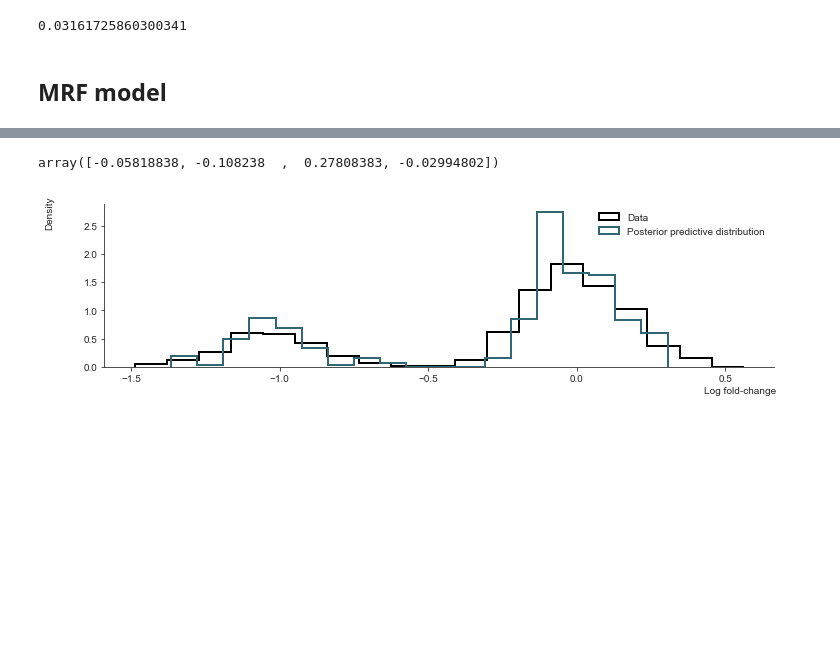
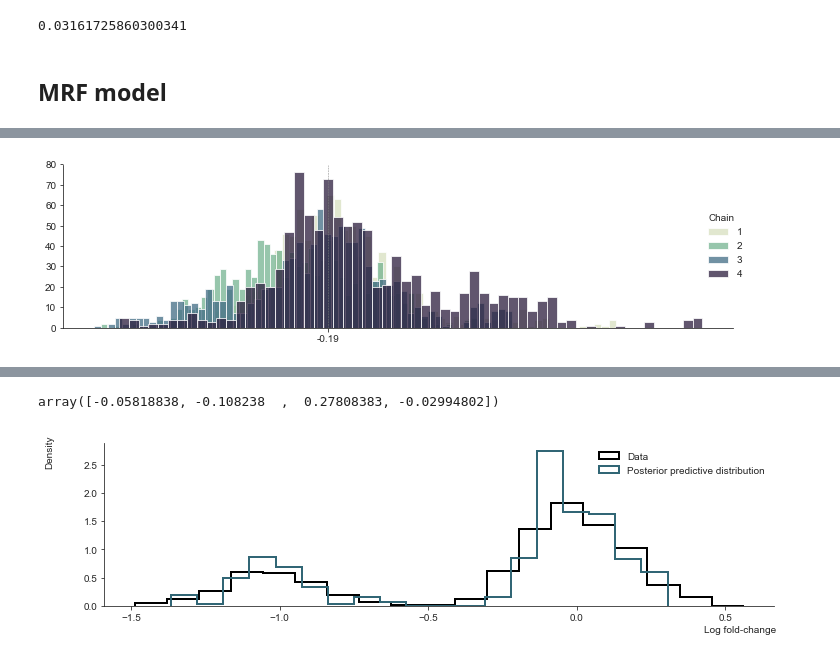
Before and after one commit to cbg-ethz/shm, a Jupyter notebook: analysis/a-structured_hierarchical_linear_models.ipynb, the cells around one changed output, grey strips where cells are left out. Cells and saved outputs as stored; diff of their text form; code cells hidden in the pictures; blank space fills up the shorter version.

```diff
--- a/analysis/a-structured_hierarchical_linear_models.ipynb
+++ b/analysis/a-structured_hierarchical_linear_models.ipynb
@@ -185,3 +188,7 @@ sp.plot_hist(trace, "gamma", 1, "");
+# %%
+sp.plot_hist(trace, "gamma", 2, "");
+# %% [output]
+[figure, added]
 # %%
 sp.plot_hist(trace, "beta", 0, "");
 # %% [output]
```
Also changed, not shown: parts of 14 cells of this notebook, 23 other files.
